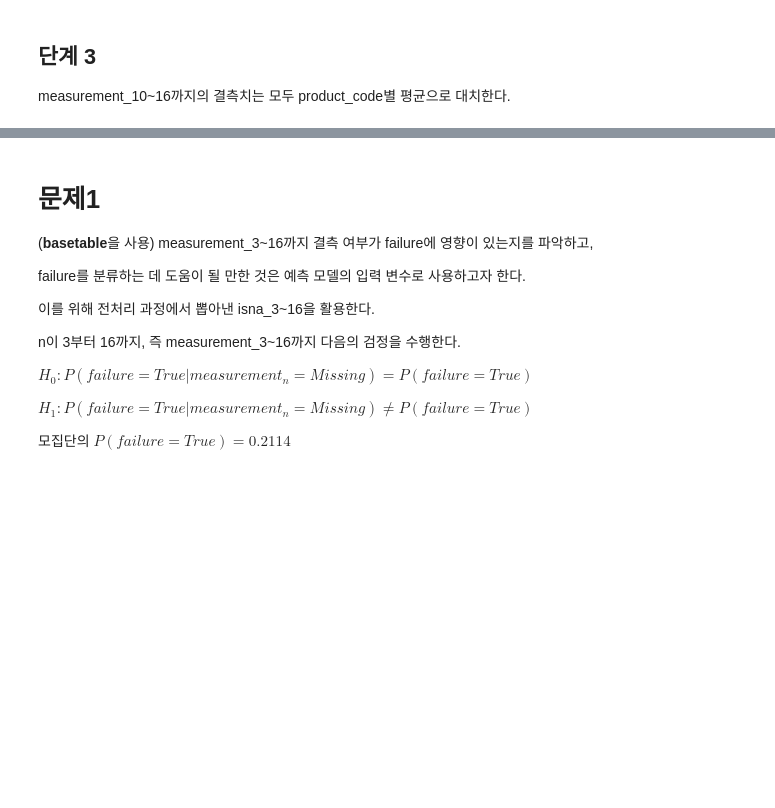
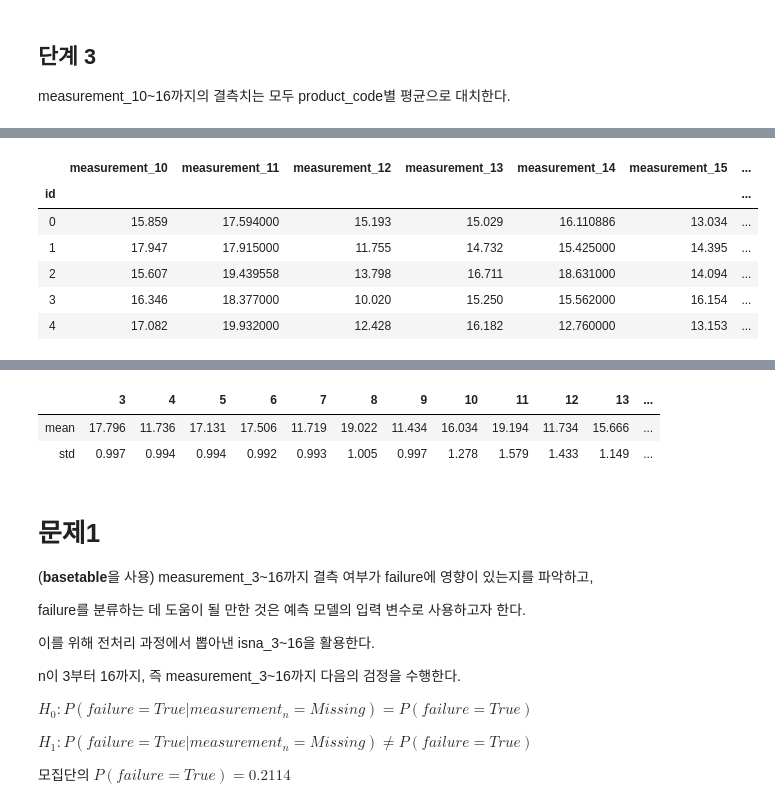
Before and after one commit to sunkusun9/DS_lv3_2609_1, a Jupyter notebook: sec_ds_lv3_prob1_prob.ipynb, the cells around one changed output, grey strips where cells are left out. Drawn from its saved outputs; the diff is of its cells as text; code cells hidden in the pictures; blank space fills up the shorter version.

```diff
--- a/sec_ds_lv3_prob1_prob.ipynb
+++ b/sec_ds_lv3_prob1_prob.ipynb
@@ -245,3 +292,17 @@ measurement_10~16까지의 결측치는 모두 product_code별 평균으로 대
+# %%
+X_mean = ['measurement_{}'.format(i) for i in range(10, 17)]
+df_basetable[X_mean] = df_basetable.groupby('product_code')[X_mean].apply(
+    lambda x: x.fillna(x.mean())
+).reset_index(level = 0, drop=True)
+df_basetable[X_mean].head()
+# %% [output]
+|  | measurement_10 | measurement_11 | measurement_12 | measurement_13 | measurement_14 | measurement_15 | ... |
+| id |  |  |  |  |  |  | ... |
+| 0 | 15.859 | 17.594000 | 15.193 | 15.029 | 16.110886 | 13.034 | ... |
+| 1 | 17.947 | 17.915000 | 11.755 | 14.732 | 15.425000 | 14.395 | ... |
+| 2 | 15.607 | 19.439558 | 13.798 | 16.711 | 18.631000 | 14.094 | ... |
+| 3 | 16.346 | 18.377000 | 10.020 | 15.250 | 15.562000 | 16.154 | ... |
+| 4 | 17.082 | 19.932000 | 12.428 | 16.182 | 12.760000 | 13.153 | ... |
 # %% [markdown]
 Hint] 전처리 단계에서 보간 결과를 확인해 보기 위한 각 변수의 평균과 표본표준편차.
 
@@ -251,6 +312,14 @@ Hint] 전처리 단계에서 보간 결과를 확인해 보기 위한 각 변수
 |std|0.997|0.994|0.994|0.992|0.993|1.005|0.997|1.278|1.579|1.433|1.149|1.461|1.478|1.671|119.180|
 
 열 이름의 숫자는 measurement_ 번호, 값은 소수점 셋째 자리까지 반올림
+# %%
+df_basetable[['measurement_{}'.format(i) for i in range(3, 18)]].agg(['mean', 'std']).round(3).rename(
+    columns = lambda x: x.split('_')[-1]
+)
+# %% [output]
+|  | 3 | 4 | 5 | 6 | 7 | 8 | 9 | 10 | 11 | 12 | 13 | ... |
+| mean | 17.796 | 11.736 | 17.131 | 17.506 | 11.719 | 19.022 | 11.434 | 16.034 | 19.194 | 11.734 | 15.666 | ... |
+| std | 0.997 | 0.994 | 0.994 | 0.992 | 0.993 | 1.005 | 0.997 | 1.278 | 1.579 | 1.433 | 1.149 | ... |
 # %% [markdown]
 # 문제1
 
```
Also changed, not shown: parts of 22 cells of this notebook.
